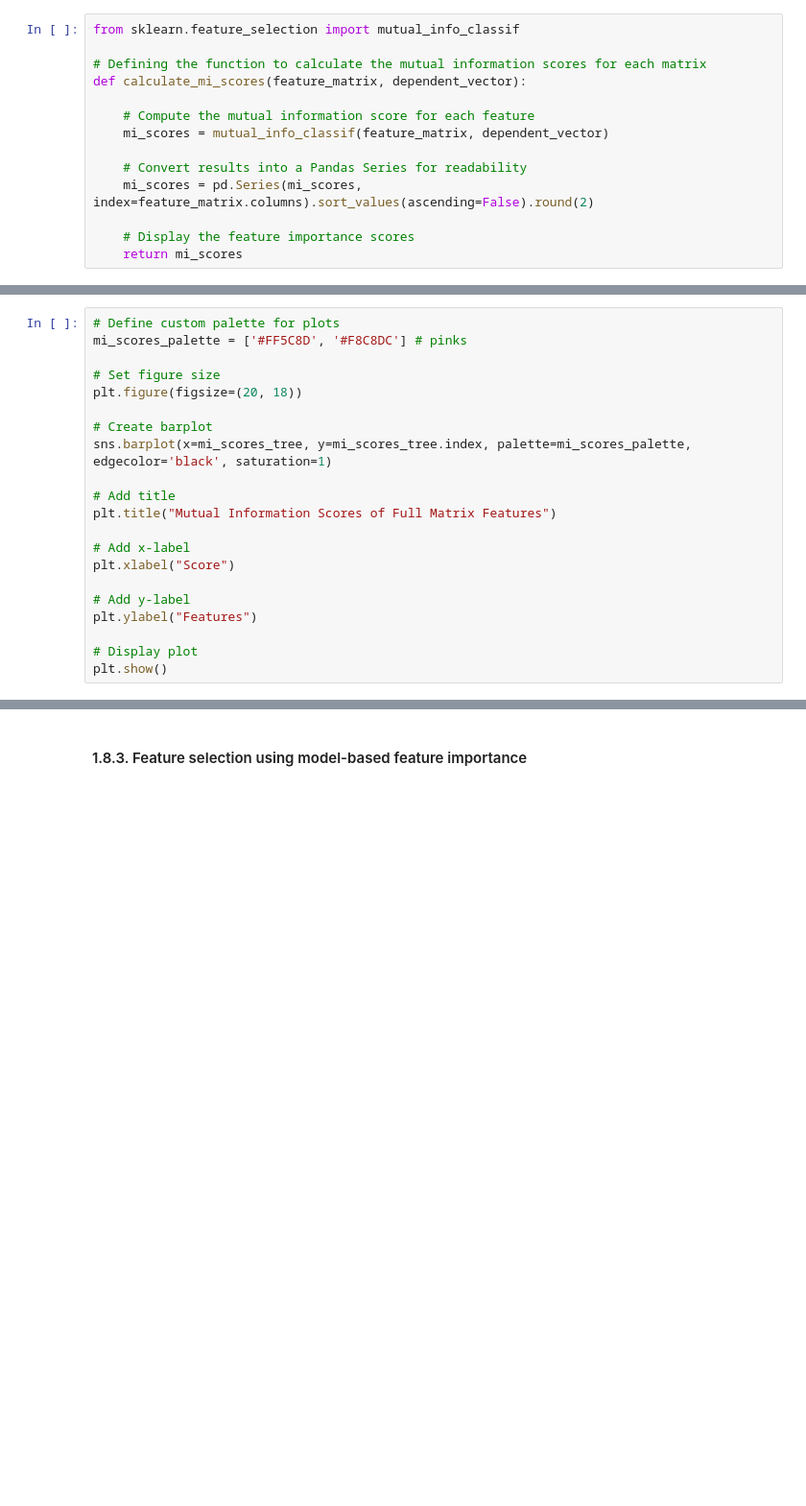
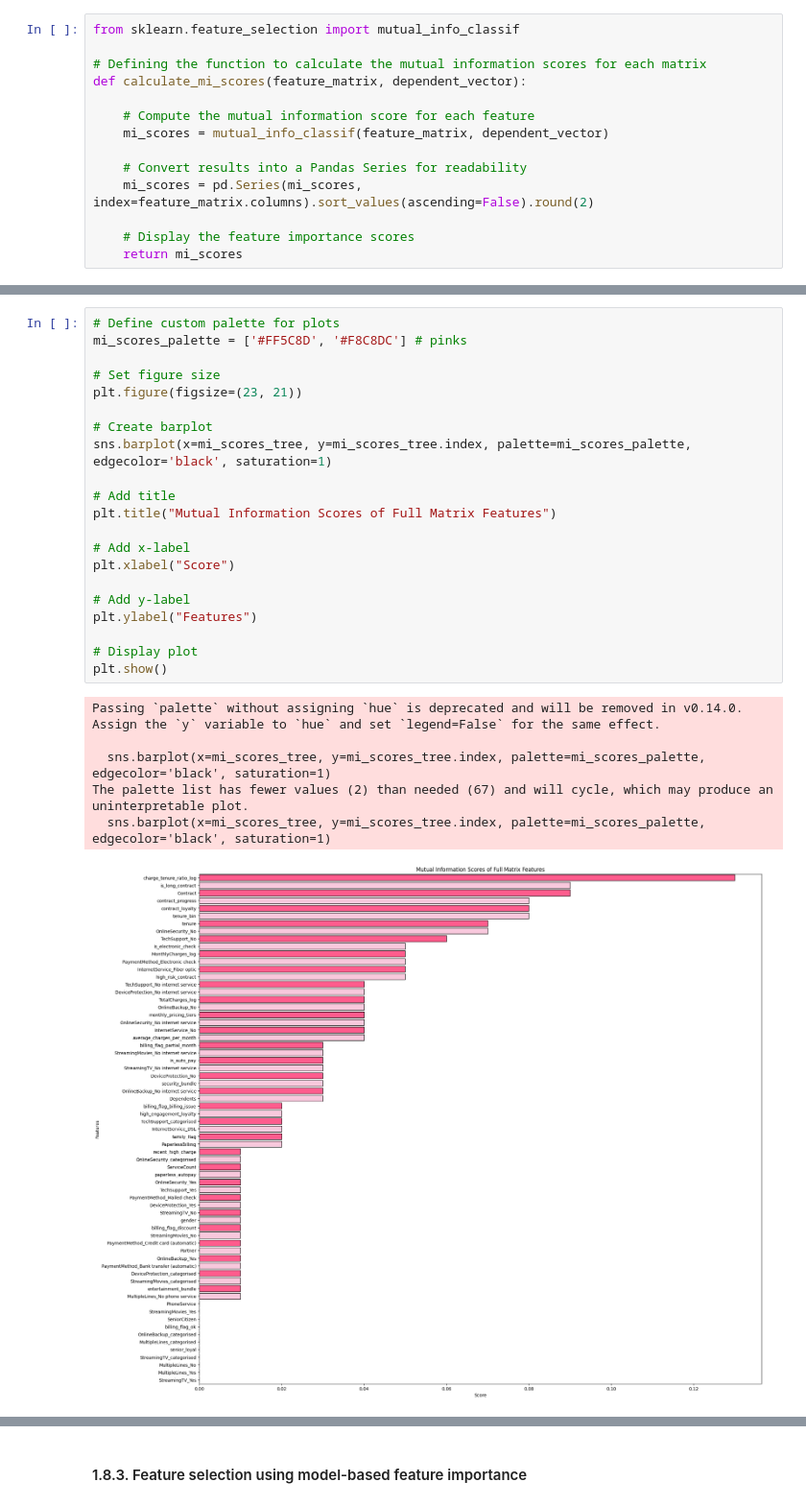
Before and after one commit to codedbyseosy/Exploratory-Data-Analysis-EDA-Project, a Jupyter notebook: Customer Churn Prediction/notebooks/02_modelling.ipynb, the cells around one changed output, grey strips where cells are left out. Shown at 96% size. Cells and saved outputs as stored; diff of their text form; blank space fills up the shorter version.

```diff
--- a/Customer Churn Prediction/notebooks/02_modelling.ipynb
+++ b/Customer Churn Prediction/notebooks/02_modelling.ipynb
@@ -1349,21 +2020,28 @@ display(mi_scores_linear)
 # %%
 # Define custom palette for plots
 mi_scores_palette = ['#FF5C8D', '#F8C8DC'] # pinks
 
 # Set figure size
-plt.figure(figsize=(20, 18))
+plt.figure(figsize=(23, 21))
 
 # Create barplot
 sns.barplot(x=mi_scores_tree, y=mi_scores_tree.index, palette=mi_scores_palette, edgecolor='black', saturation=1)
 
 # Add title
 plt.title("Mutual Information Scores of Full Matrix Features")
 
 # Add x-label
 plt.xlabel("Score")
 
 # Add y-label
 plt.ylabel("Features")
 
 # Display plot
 plt.show()
+# %% [output]
+Passing `palette` without assigning `hue` is deprecated and will be removed in v0.14.0. Assign the `y` variable to `hue` and set `legend=False` for the same effect.
+
+  sns.barplot(x=mi_scores_tree, y=mi_scores_tree.index, palette=mi_scores_palette, edgecolor='black', saturation=1)
+The palette list has fewer values (2) than needed (67) and will cycle, which may produce an uninterpretable plot.
+  sns.barplot(x=mi_scores_tree, y=mi_scores_tree.index, palette=mi_scores_palette, edgecolor='black', saturation=1)
+[figure, added]
```
Also changed, not shown: parts of 128 cells of this notebook, 14 other files.
